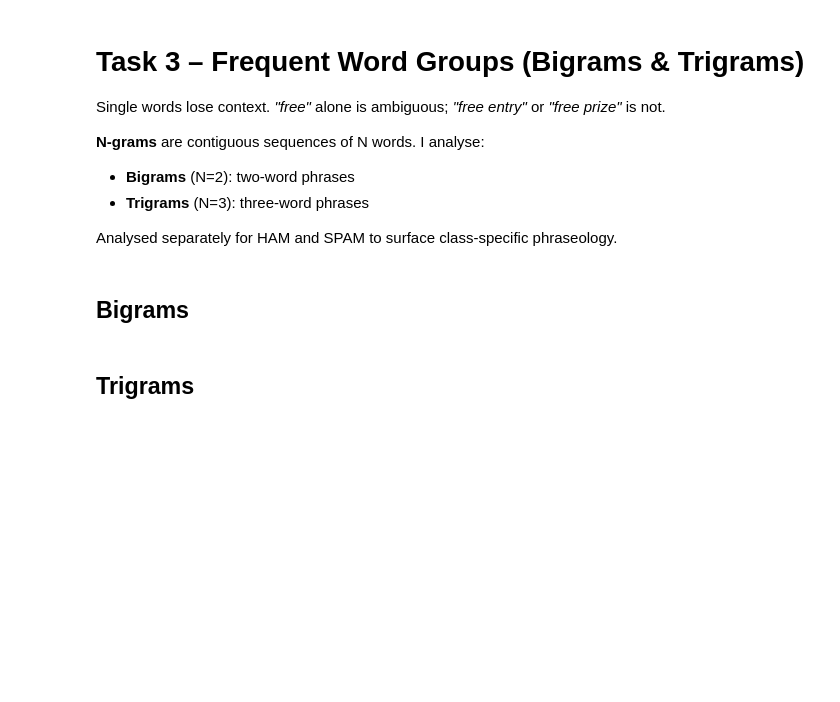
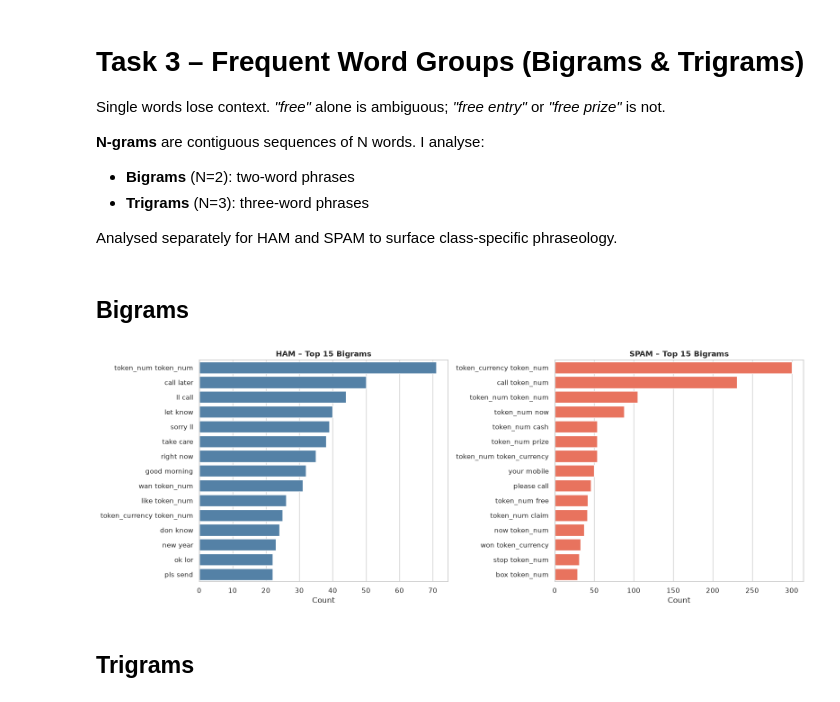
Before and after one commit to oliver-zehentleitner/a1-ai-expert-case-study, a Jupyter notebook: docs/_downloads/04656995a677a951a39419d9c2dae026/03_ngrams.ipynb, the cells around one changed output. Cells and saved outputs as stored; diff of their text form; code cells hidden in the pictures; blank space fills up the shorter version.

```diff
--- a/docs/_downloads/04656995a677a951a39419d9c2dae026/03_ngrams.ipynb
+++ b/docs/_downloads/04656995a677a951a39419d9c2dae026/03_ngrams.ipynb
@@ -9,6 +9,7 @@ Single words lose context. *"free"* alone is ambiguous; *"free entry"* or *"free
 
 Analysed separately for HAM and SPAM to surface class-specific phraseology.
 # %%
+from IPython.display import display
 from pathlib import Path
 
 import matplotlib.pyplot as plt
@@ -19,7 +20,7 @@ from sms_analysis.analysis import top_ngrams
 from sms_analysis.visualization import plot_ngrams, save_figure
 
 DATASET = Path("../assignment/3D8026C4.zip/SMSSpamCollection")
-OUTPUTS = Path("../outputs")
+OUTPUTS = Path("outputs")
 
 dataset   = load_dataset(DATASET)
 ham_texts  = [m.text for m in dataset.ham]
@@ -29,17 +30,20 @@ spam_texts = [m.text for m in dataset.spam]
 # %%
 df_bigram_ham  = top_ngrams(ham_texts,  n=2, top_k=15)
 df_bigram_spam = top_ngrams(spam_texts, n=2, top_k=15)
 
 fig, axes = plt.subplots(1, 2, figsize=(16, 6))
 sns.barplot(data=df_bigram_ham,  x="count", y="ngram", ax=axes[0], color="steelblue")
 sns.barplot(data=df_bigram_spam, x="count", y="ngram", ax=axes[1], color="tomato")
 axes[0].set_title("HAM – Top 15 Bigrams",  fontweight="bold")
 axes[1].set_title("SPAM – Top 15 Bigrams", fontweight="bold")
 for ax in axes:
     ax.set_xlabel("Count")
     ax.set_ylabel("")
 plt.tight_layout()
+display(fig)
 save_figure(fig, OUTPUTS / "03_bigrams_by_class.png")
+# %% [output]
+[figure, added]
 # %% [markdown]
 ## Trigrams
 # %%
```
Also changed, not shown: parts of 1 cell of this notebook, 29 other files.
